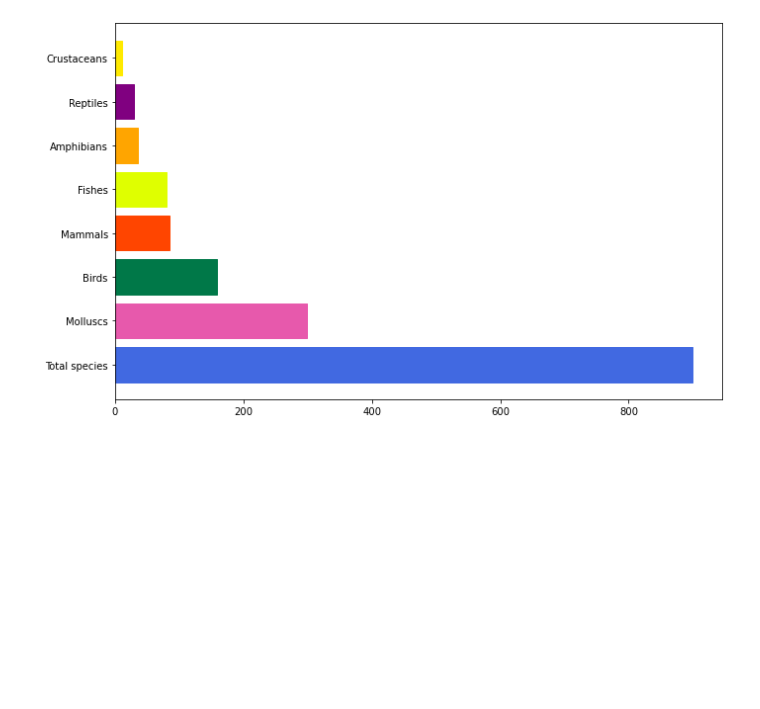
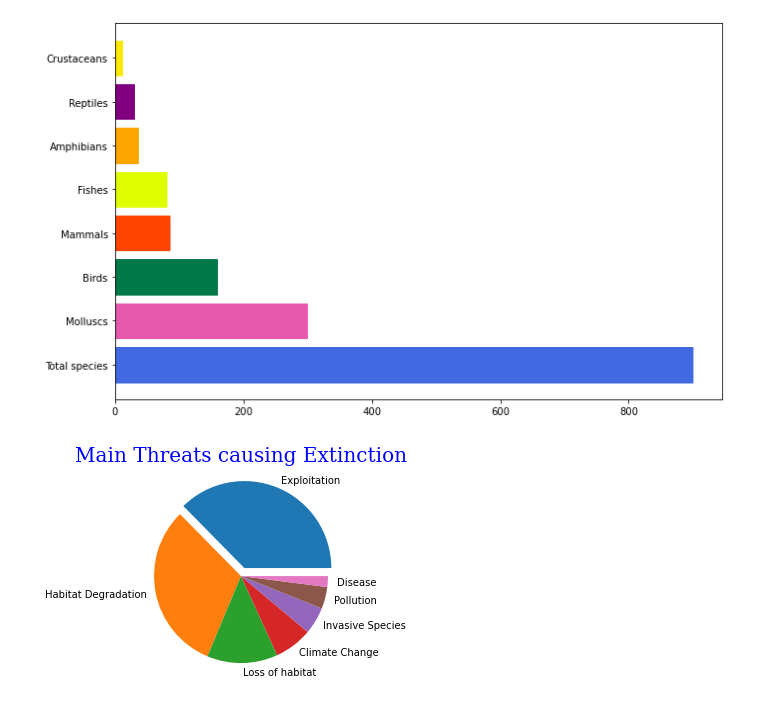
Before and after one commit to Vaidehii28/Python-project, a Jupyter notebook: PYTHON PROJECT.ipynb, the cells around one changed output. Saved outputs shown, nothing was run; the diff lists cells and outputs as text; code cells hidden in the pictures; blank space fills up the shorter version.

Commit message:
Added main threats for extinction

```diff
--- a/PYTHON PROJECT.ipynb
+++ b/PYTHON PROJECT.ipynb
@@ -105,3 +105,16 @@ diff__color[7].set_color('#FFEA00')
 plt.show()
 # %% [output]
 [figure]
+# %%
+import matplotlib.pyplot as plt
+import numpy as np
+
+y = np.array([37, 31, 13, 7, 5, 4, 2])
+mylabels = ["Exploitation", "Habitat Degradation", "Loss of habitat", "Climate Change", "Invasive Species", "Pollution", "Disease"]
+font1 = {'family':'serif','color':'blue','size':20}
+explode=[0.1,0,0,0,0,0,0]
+plt.pie(y, labels = mylabels, explode=explode,)
+plt.title("Main Threats causing Extinction" ,fontdict = font1)
+plt.show()
+# %% [output]
+[figure, added]
```
